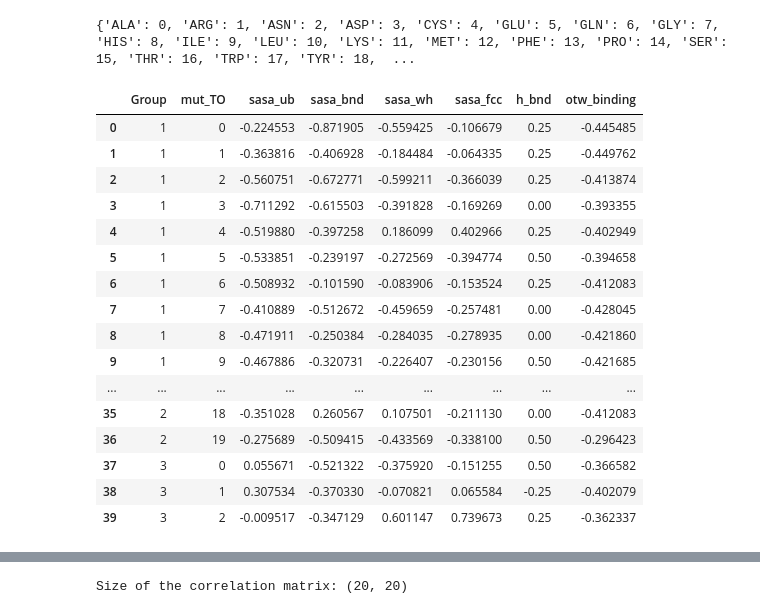
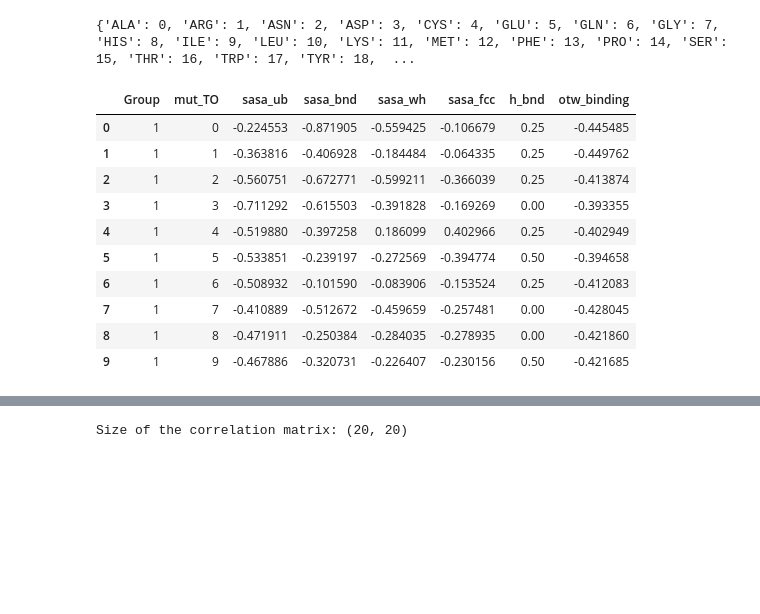
Before and after one commit to return0ftheFaraz/CS512, a Jupyter notebook: alize1.ipynb, the cells around one changed output, grey strips where cells are left out. Saved outputs shown, nothing was run; the diff lists cells and outputs as text; code cells hidden in the pictures; blank space fills up the shorter version.

```diff
--- a/alize1.ipynb
+++ b/alize1.ipynb
@@ -507,25 +506,19 @@ print(residue_dict)
 # %% [output]
 {'ALA': 0, 'ARG': 1, 'ASN': 2, 'ASP': 3, 'CYS': 4, 'GLU': 5, 'GLN': 6, 'GLY': 7, 'HIS': 8, 'ILE': 9, 'LEU': 10, 'LYS': 11, 'MET': 12, 'PHE': 13, 'PRO': 14, 'SER': 15, 'THR': 16, 'TRP': 17, 'TYR': 18,  ...
 # %%
-final_df.head(40)
+final_df.head(10)
 # %% [output]
 |  | Group | mut_TO | sasa_ub | sasa_bnd | sasa_wh | sasa_fcc | h_bnd | otw_binding |
 | 0 | 1 | 0 | -0.224553 | -0.871905 | -0.559425 | -0.106679 | 0.25 | -0.445485 |
 | 1 | 1 | 1 | -0.363816 | -0.406928 | -0.184484 | -0.064335 | 0.25 | -0.449762 |
 | 2 | 1 | 2 | -0.560751 | -0.672771 | -0.599211 | -0.366039 | 0.25 | -0.413874 |
 | 3 | 1 | 3 | -0.711292 | -0.615503 | -0.391828 | -0.169269 | 0.00 | -0.393355 |
 | 4 | 1 | 4 | -0.519880 | -0.397258 | 0.186099 | 0.402966 | 0.25 | -0.402949 |
 | 5 | 1 | 5 | -0.533851 | -0.239197 | -0.272569 | -0.394774 | 0.50 | -0.394658 |
 | 6 | 1 | 6 | -0.508932 | -0.101590 | -0.083906 | -0.153524 | 0.25 | -0.412083 |
 | 7 | 1 | 7 | -0.410889 | -0.512672 | -0.459659 | -0.257481 | 0.00 | -0.428045 |
 | 8 | 1 | 8 | -0.471911 | -0.250384 | -0.284035 | -0.278935 | 0.00 | -0.421860 |
 | 9 | 1 | 9 | -0.467886 | -0.320731 | -0.226407 | -0.230156 | 0.50 | -0.421685 |
-| ... | ... | ... | ... | ... | ... | ... | ... | ... |
-| 35 | 2 | 18 | -0.351028 | 0.260567 | 0.107501 | -0.211130 | 0.00 | -0.412083 |
-| 36 | 2 | 19 | -0.275689 | -0.509415 | -0.433569 | -0.338100 | 0.50 | -0.296423 |
-| 37 | 3 | 0 | 0.055671 | -0.521322 | -0.375920 | -0.151255 | 0.50 | -0.366582 |
-| 38 | 3 | 1 | 0.307534 | -0.370330 | -0.070821 | 0.065584 | -0.25 | -0.402079 |
-| 39 | 3 | 2 | -0.009517 | -0.347129 | 0.601147 | 0.739673 | 0.25 | -0.362337 |
 # %%
 # # Suppose you have a DataFrame 'df' and want to slice from 'start_column_name' to the end
 start_column_name = 'otw_binding'
```
Also changed, not shown: parts of 23 cells of this notebook.
